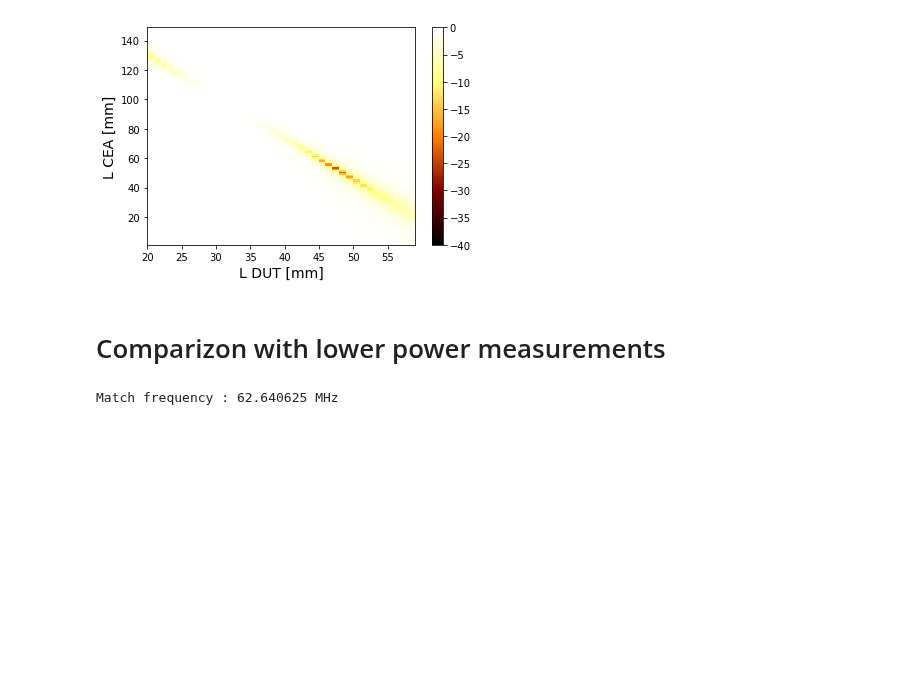
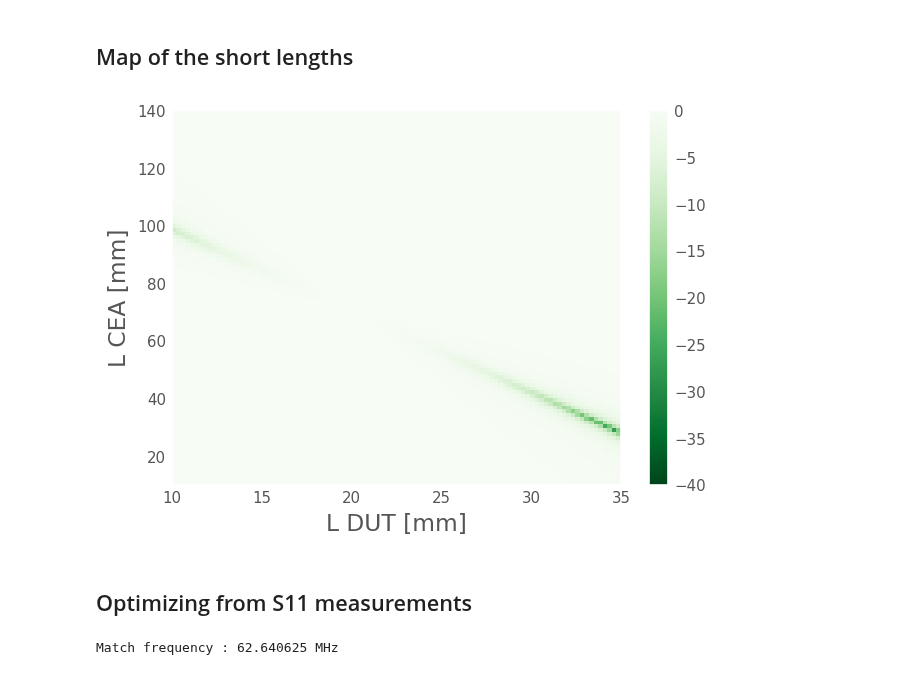
Before and after one commit to jhillairet/tresonator, a Jupyter notebook: Resonator Optimization from transmission line analysis vs Experiment.ipynb, the cells around one changed output. Saved outputs shown, nothing was run; the diff lists cells and outputs as text; code cells hidden in the pictures; blank space fills up the shorter version.

```diff
--- a/Resonator Optimization from transmission line analysis vs Experiment.ipynb
+++ b/Resonator Optimization from transmission line analysis vs Experiment.ipynb
@@ -36,26 +41,30 @@ def S11_vf_f(Lsc_DUT=40e-3, Lsc_CEA=20e-3,
+# %% [markdown]
+## Map of the short lengths
 # %%
 def S11_from_Ls(f, L_DUT, L_CEA, add_loss=1.0, P_in=1):
-    _cfg = T.Configuration(f, P_in, L_DUT, L_CEA, additional_losses=add_loss)
+    _cfg = T.Configuration(f, P_in, L_DUT, L_CEA, additional_losses=add_loss,
+                           Z_short_CEA=6.8e-3, Z_short_DUT=6.7e-3)
     return _cfg.S11dB()
 
 S11dB_vec = np.vectorize(S11_from_Ls)
 # %%
-L_DUTs = 1e-3*np.arange(20, 60, 1)
-L_CEAs = 1e-3*np.arange(1, 150, 1)
+L_DUTs = np.linspace(10e-3, 35e-3, 100)
+L_CEAs = np.linspace(10e-3, 140e-3, 100)
+
 LL_DUTs, LL_CEAs = np.meshgrid(L_DUTs, L_CEAs)
 
 @interact(f=(60, 65, 0.1))
-def plot_2D(f=62):
+def plot_2D(f=62.64):
     S11dB = S11dB_vec(f*1e6, LL_DUTs, LL_CEAs, add_loss=1.0)
     fig,ax=plt.subplots()
-    c=ax.pcolor(LL_DUTs*1e3, LL_CEAs*1e3, S11dB, vmin=-40, vmax=0, cmap='afmhot')
+    c=ax.pcolor(LL_DUTs*1e3, LL_CEAs*1e3, S11dB, vmin=-40, vmax=0, cmap='Greens_r')
     plt.colorbar(c)
     ax.set_xlabel('L DUT [mm]', fontsize=14)
     ax.set_ylabel('L CEA [mm]', fontsize=14)
 # %% [output]
-[figure, old version]
+[figure, new version]
-# %% [markdown]
-# Comparizon with lower power measurements
+# %% [markdown]
+## Optimizing from S11 measurements
 # %%
 filename = 'data/RES2.ASC'
 
```
Also changed, not shown: parts of 8 cells of this notebook, 5 other files.
